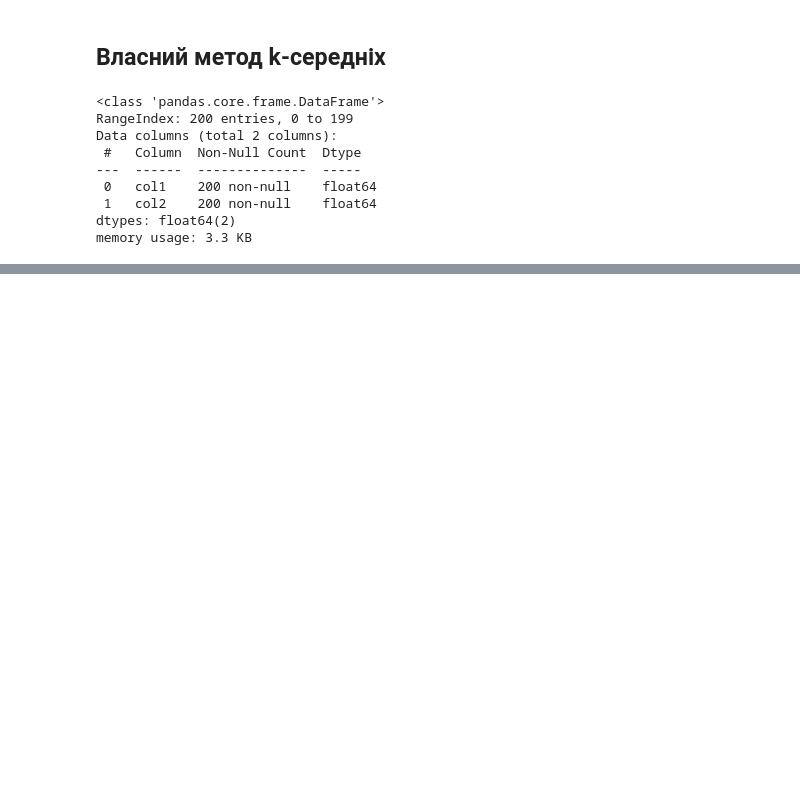
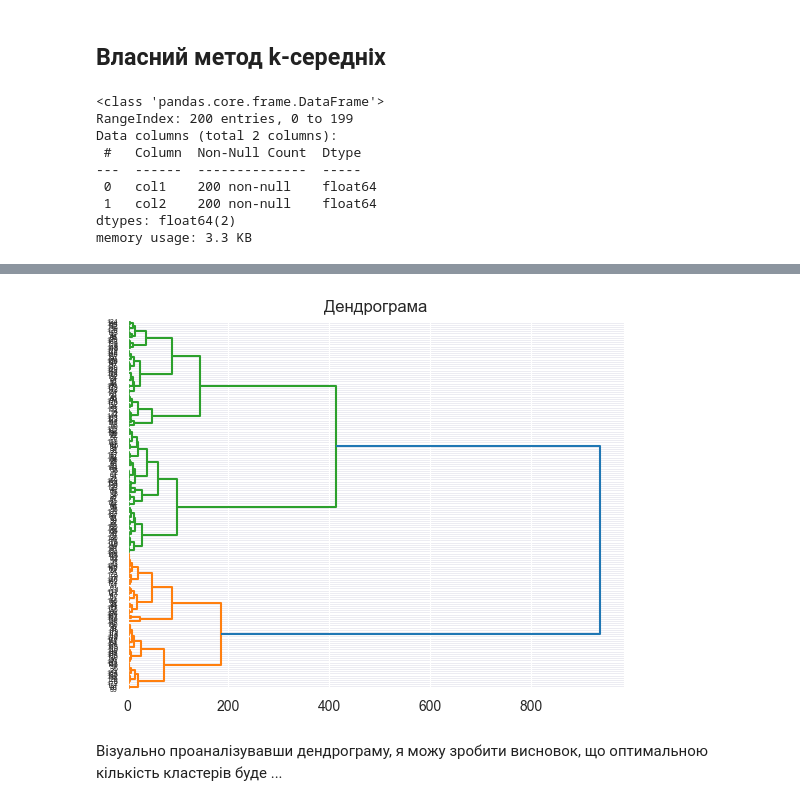
Before and after one commit to Ludens101/tssd_lab1, a Jupyter notebook: lab1.ipynb, the cells around one changed output, grey strips where cells are left out. Cells and saved outputs as stored; diff of their text form; code cells hidden in the pictures; blank space fills up the shorter version.

```diff
--- a/lab1.ipynb
+++ b/lab1.ipynb
@@ -375,0 +416,9 @@ pd.plotting.parallel_coordinates(df, 'y_kmeans', cols=data.columns, color=colors
+# %%
+linkage_matrix = linkage(X_test, method='ward')
+dendrogram(linkage_matrix, orientation="right")
+plt.title('Дендрограма')
+plt.show()
+# %% [output]
+[figure, added]
+# %% [markdown]
+Візуально проаналізувавши дендрограму, я можу зробити висновок, що оптимальною кількість кластерів буде ...
```
Also changed, not shown: parts of 17 cells of this notebook.
